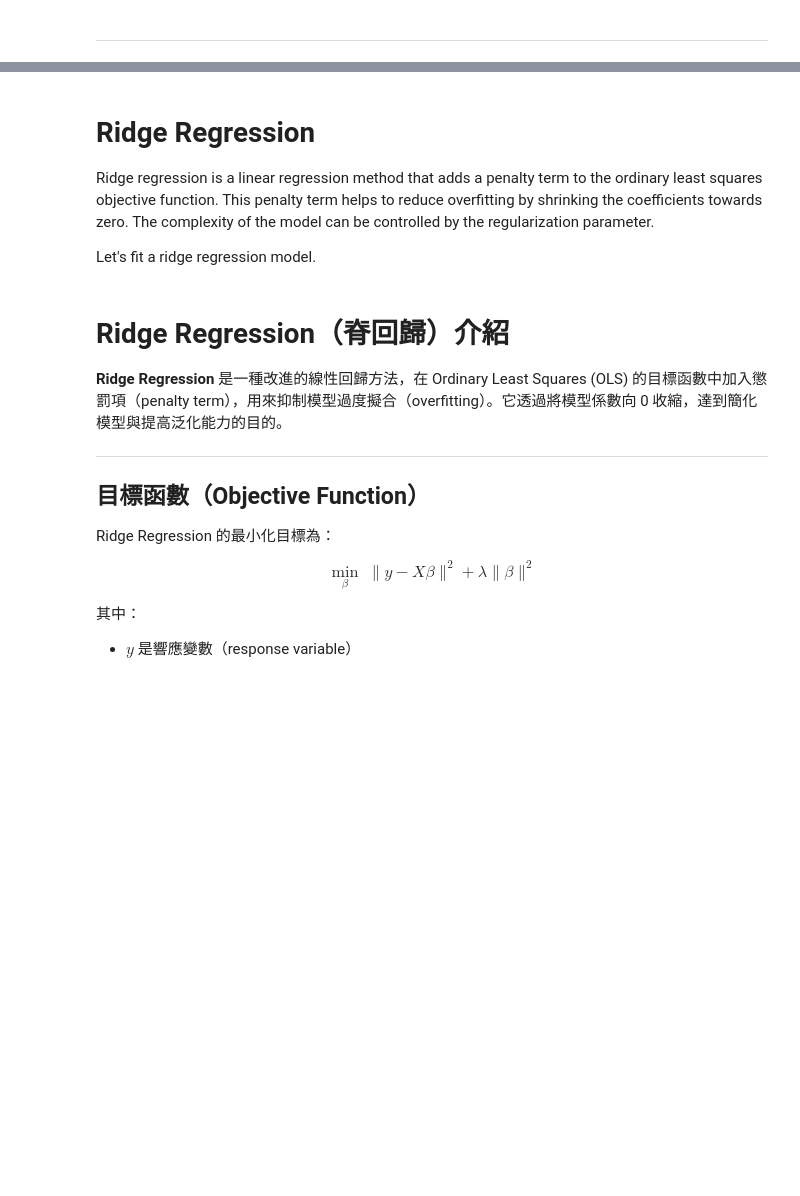
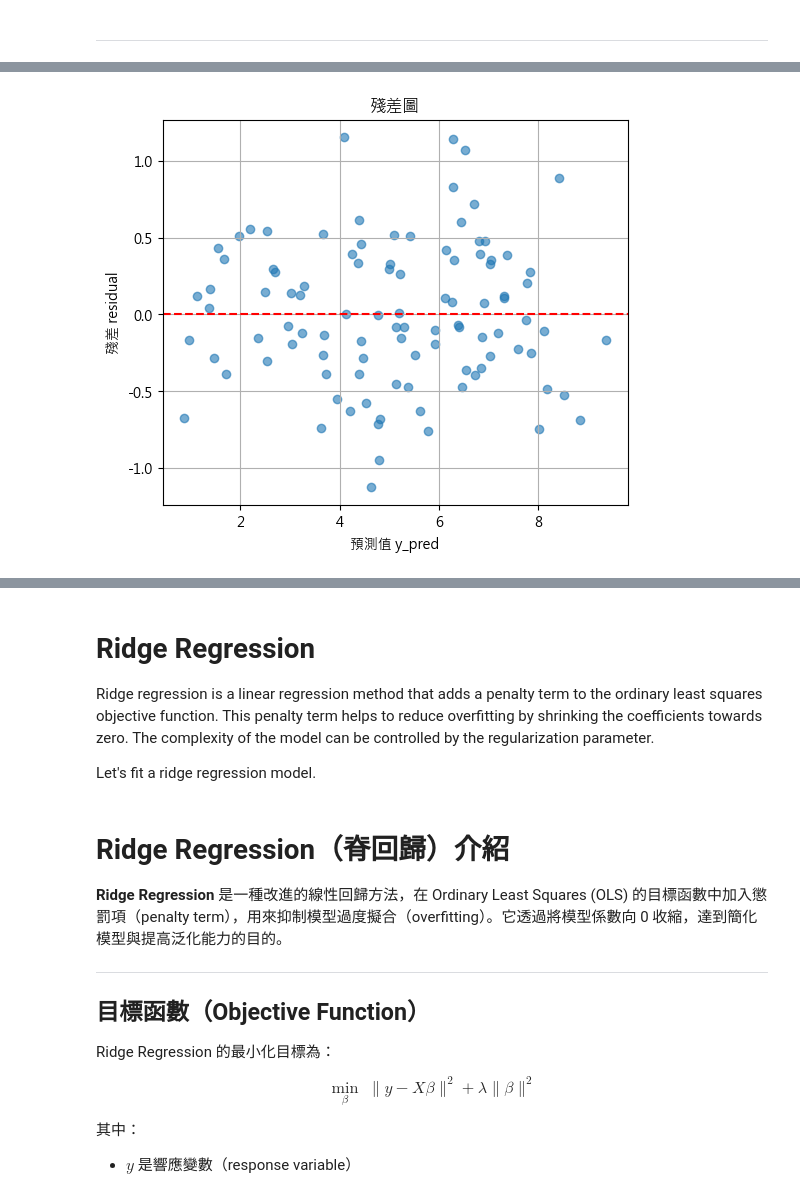
Before and after one commit to universe-ron/sklearn, a Jupyter notebook: 1_LinearModels/Linear Models in Scikit-Learn.ipynb, the cells around one changed output, grey strips where cells are left out. Drawn from its saved outputs; the diff is of its cells as text; code cells hidden in the pictures; blank space fills up the shorter version.

```diff
--- a/1_LinearModels/Linear Models in Scikit-Learn.ipynb
+++ b/1_LinearModels/Linear Models in Scikit-Learn.ipynb
@@ -66,0 +208,79 @@ print(reg.coef_)
+# %%
+import numpy as np
+import matplotlib.pyplot as plt
+
+# -----------------------------
+# 1. 模擬資料：y = 4 + 3*x1 - 2*x2 + 噪音
+# -----------------------------
+np.random.seed(0)
+n_samples = 100
+X = 2 * np.random.rand(n_samples, 2)
+true_coef = np.array([3.0, -2.0])
+noise = np.random.randn(n_samples) * 0.5
+y = 4 + X @ true_coef + noise
+
+# -----------------------------
+# 2. 線性回歸模型手刻
+# -----------------------------
+class MyLinearRegression:
+    def fit(self, X, y):
+        X_b = np.c_[np.ones((X.shape[0], 1)), X]  # 增加 bias 項
+        self.X_b = X_b
+        self.theta = np.linalg.inv(X_b.T @ X_b) @ X_b.T @ y  # OLS 解
+        return self
+
+    def predict(self, X):
+        X_b = np.c_[np.ones((X.shape[0], 1)), X]
+        return X_b @ self.theta
+
+    def coef_(self):
+        return self.theta[1:]
+
+    def intercept_(self):
+        return self.theta[0]
+
+# -----------------------------
+# 3. 模型訓練與預測
+# -----------------------------
+model = MyLinearRegression()
+model.fit(X, y)
+y_pred = model.predict(X)
+
+# -----------------------------
+# 4. 評估指標：MSE、RMSE、R²
+# -----------------------------
+mse = np.mean((y - y_pred) ** 2)
+rmse = np.sqrt(mse)
+ss_total = np.sum((y - np.mean(y)) ** 2)
+ss_res = np.sum((y - y_pred) ** 2)
+r2 = 1 - ss_res / ss_total
+
+print(f"截距 (intercept): {model.intercept_():.4f}")
+print(f"係數 (coefficients): {model.coef_()}")
+print(f"R² 分數: {r2:.4f}")
+print(f"MSE: {mse:.4f}")
+print(f"RMSE: {rmse:.4f}")
+
+# -----------------------------
+# 5. 殘差圖與實際 vs 預測
+# -----------------------------
+residuals = y - y_pred
+
+plt.figure(figsize=(6, 5))
+plt.scatter(y_pred, residuals, alpha=0.6)
+plt.axhline(0, color='red', linestyle='--')
+plt.xlabel("預測值 y_pred")
+plt.ylabel("殘差 residual")
+plt.title("殘差圖")
+plt.grid(True)
+plt.show()
+
+plt.figure(figsize=(6, 5))
+plt.scatter(y, y_pred, alpha=0.6)
+plt.plot([min(y), max(y)], [min(y), max(y)], 'r--')
+plt.xlabel("實際值 y")
+plt.ylabel("預測值 y_pred")
+plt.title("實際 vs 預測")
+plt.grid(True)
+plt.show()
+# %% [output]
@@ -66,0 +292 @@ print(reg.coef_)
+[figure, added]
```
Also changed, not shown: parts of 14 cells of this notebook, 2 other files.
